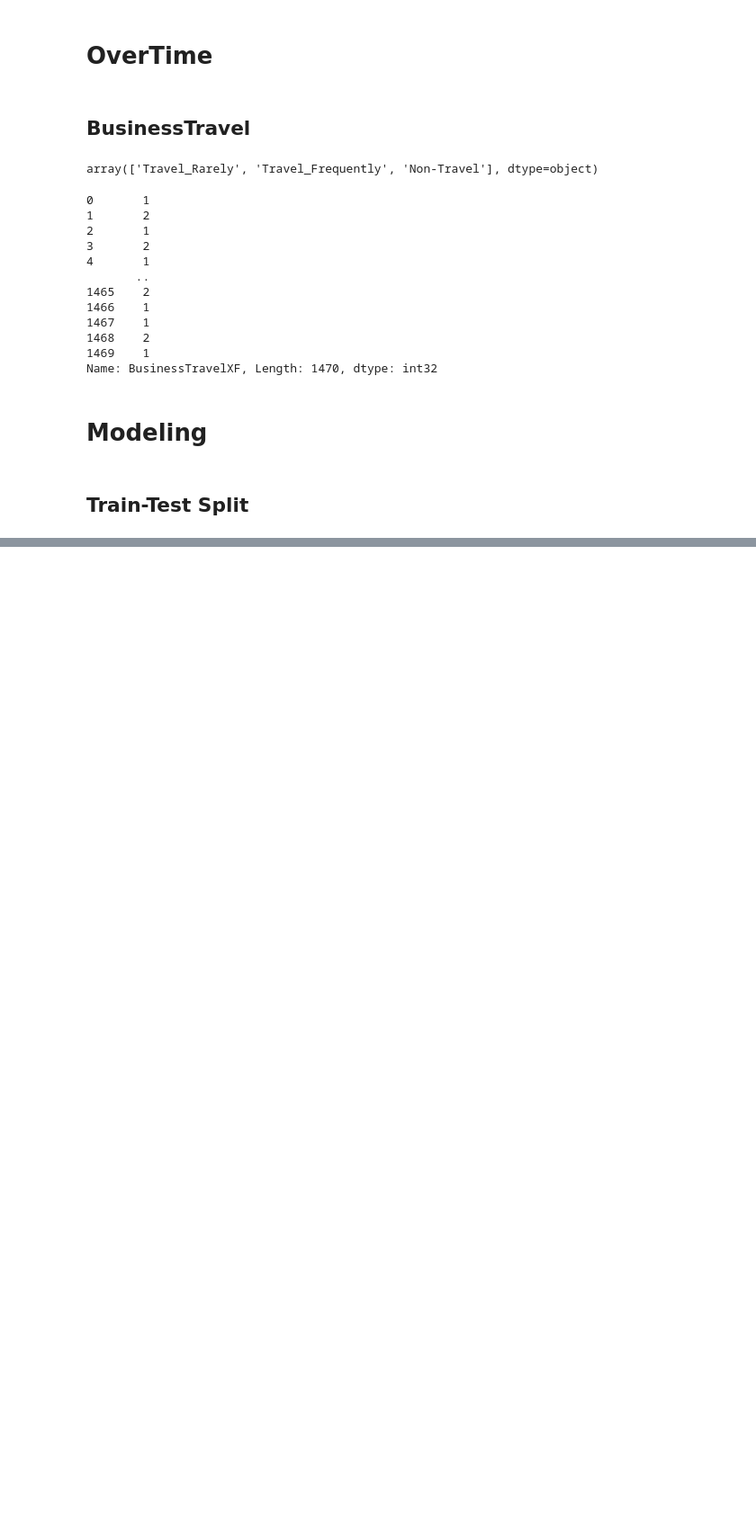
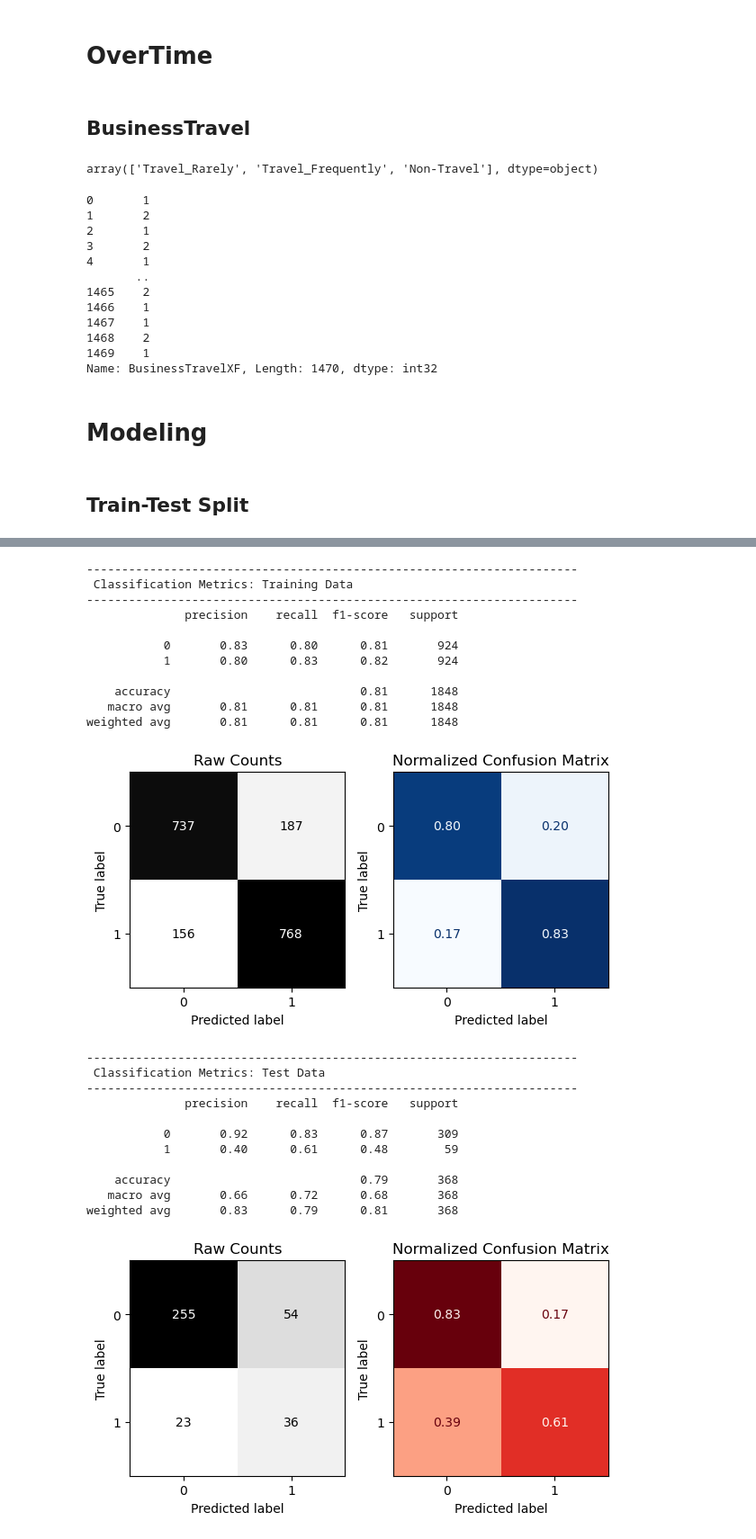
Before and after one commit to BenJMcCarty/IBM-Employee-Attrition-and-Performance, a Jupyter notebook: notebooks/1_EDA_and_Data_Cleaning/2.0_EDA_Target.ipynb, the cells around one changed output, grey strips where cells are left out. Shown: that part at 90% size. Drawn from its saved outputs; the diff is of its cells as text; code cells hidden in the pictures; blank space fills up the shorter version.

Commit message:
Added CLF eval func and modeled

```diff
--- a/notebooks/1_EDA_and_Data_Cleaning/2.0_EDA_Target.ipynb
+++ b/notebooks/1_EDA_and_Data_Cleaning/2.0_EDA_Target.ipynb
@@ -339,0 +353,31 @@ X_test_df = preprocessor.transform(X_test)
+# %%
+clf.jmi_evaluate_classification(model = logreg,
+                                X_train = X_sm,
+                                y_train = y_sm,
+                                X_test = X_test_df,
+                                y_test = y_test)
+# %% [output]
+----------------------------------------------------------------------
+ Classification Metrics: Training Data
+----------------------------------------------------------------------
+              precision    recall  f1-score   support
+
+           0       0.83      0.80      0.81       924
+           1       0.80      0.83      0.82       924
+
+    accuracy                           0.81      1848
+   macro avg       0.81      0.81      0.81      1848
+weighted avg       0.81      0.81      0.81      1848
+[figure, added]
+----------------------------------------------------------------------
+ Classification Metrics: Test Data
+----------------------------------------------------------------------
+              precision    recall  f1-score   support
+
+           0       0.92      0.83      0.87       309
+           1       0.40      0.61      0.48        59
+
+    accuracy                           0.79       368
+   macro avg       0.66      0.72      0.68       368
+weighted avg       0.83      0.79      0.81       368
+[figure, added]
```
Also changed, not shown: parts of 24 cells of this notebook, 3 other files.
